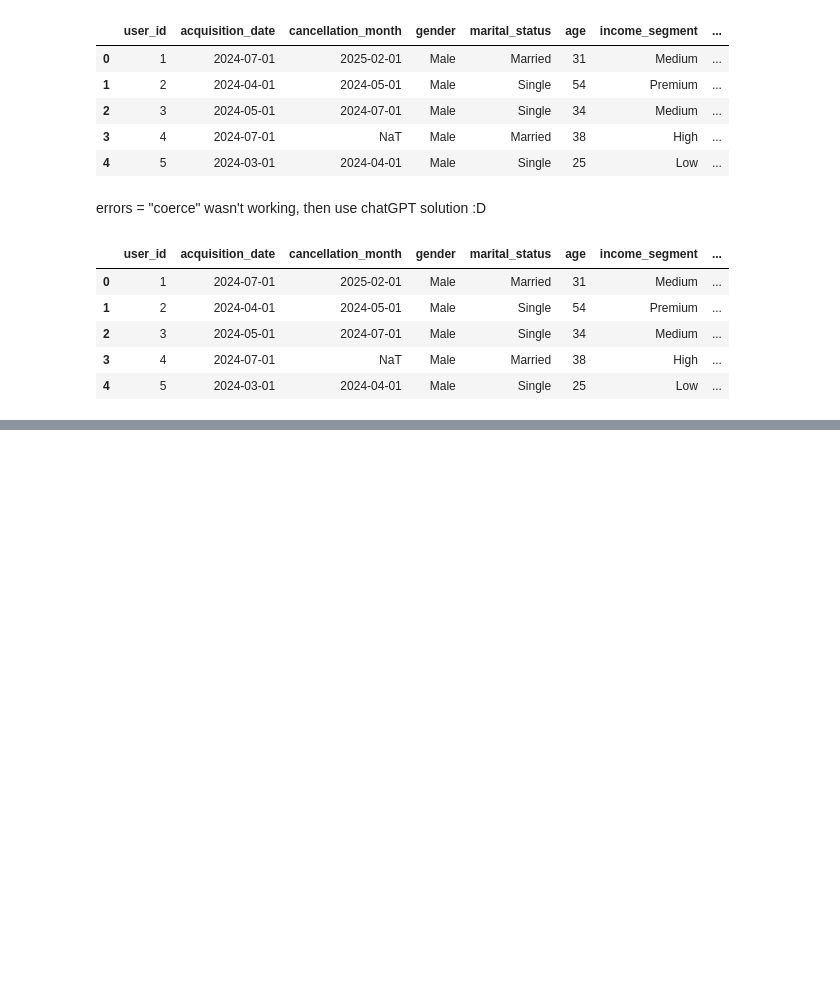
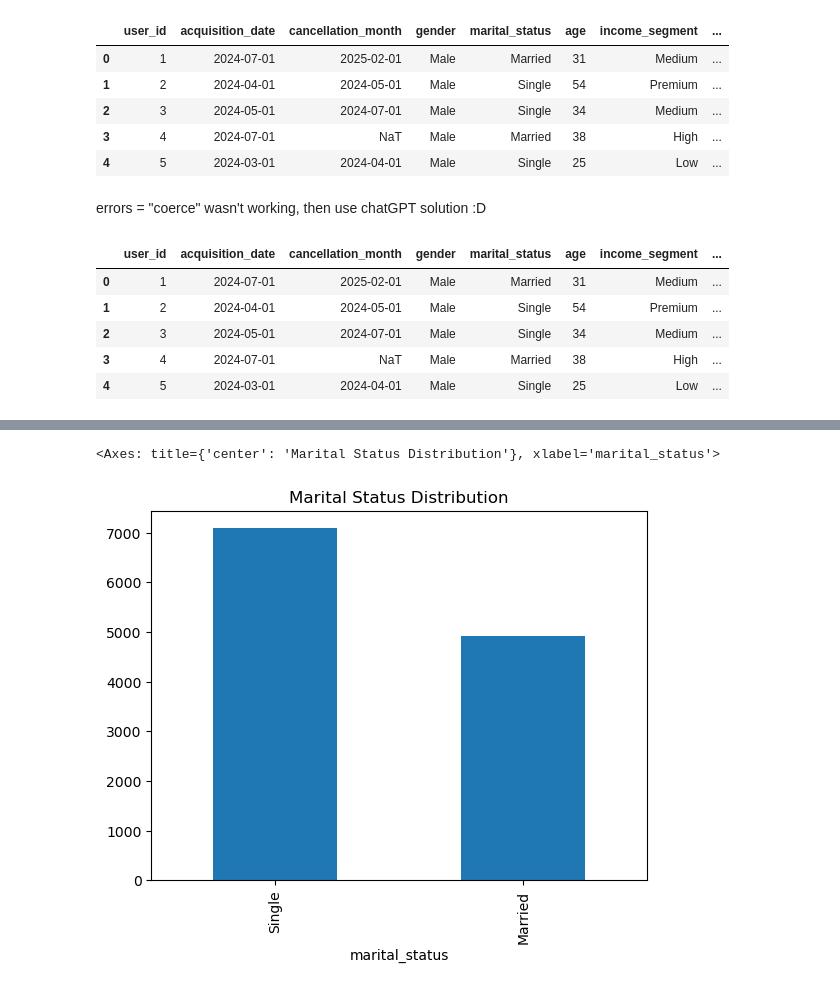
Before and after one commit to karamian-ani/data_analytics_with_python, a Jupyter notebook: notebooks/15_cohort_analysis.ipynb, the cells around one changed output, grey strips where cells are left out. Drawn from its saved outputs; the diff is of its cells as text; code cells hidden in the pictures; blank space fills up the shorter version.

```diff
--- a/notebooks/15_cohort_analysis.ipynb
+++ b/notebooks/15_cohort_analysis.ipynb
@@ -40,0 +117,5 @@ df.head()
+# %%
+df["marital_status"].value_counts().plot(kind="bar", title="Marital Status Distribution")
+# %% [output]
+<Axes: title={'center': 'Marital Status Distribution'}, xlabel='marital_status'>
+[figure, added]
```
Also changed, not shown: parts of 18 cells of this notebook, 1 other file.
